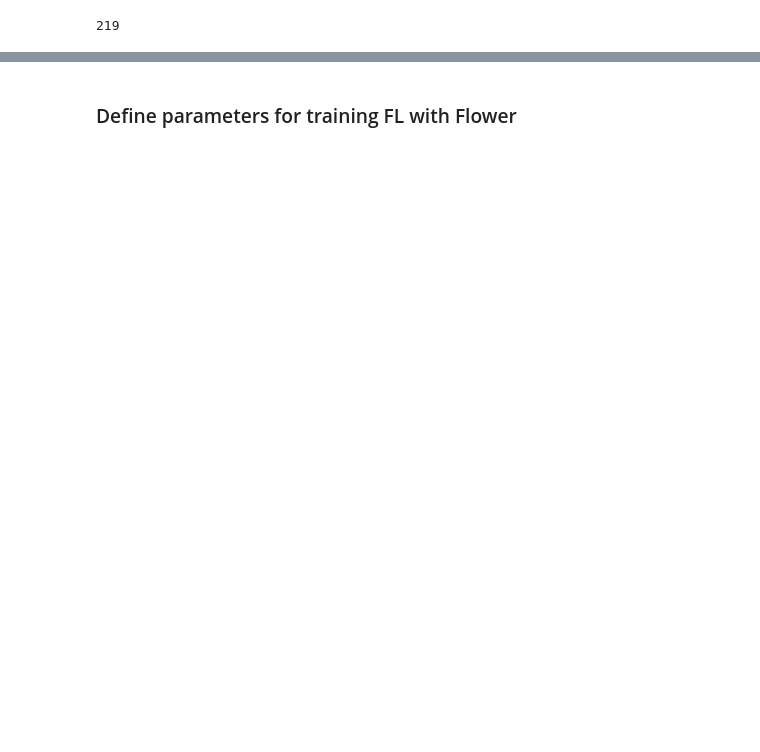
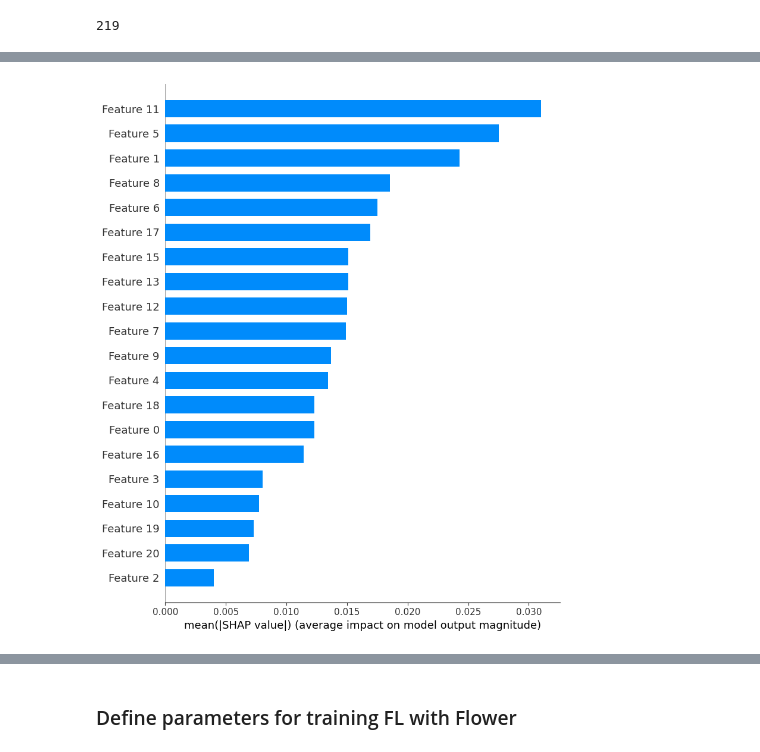
Before and after one commit to ngovanuc/IAD, a Jupyter notebook: Intern/16_CMAPSS_using_Transformer/source/03_FL_by_Flower_for_RUL_prediction_using_Transformer_FD001234.ipynb, the cells around one changed output, grey strips where cells are left out. Cells and saved outputs as stored; diff of their text form; code cells hidden in the pictures; blank space fills up the shorter version.

```diff
--- a/Intern/16_CMAPSS_using_Transformer/source/03_FL_by_Flower_for_RUL_prediction_using_Transformer_FD001234.ipynb
+++ b/Intern/16_CMAPSS_using_Transformer/source/03_FL_by_Flower_for_RUL_prediction_using_Transformer_FD001234.ipynb
@@ -794,0 +1079,4 @@ Loss on random batch: 0.008351090364158154
+# %%
+# Vẽ biểu đồ Feature Importance dạng bar chart
+shap.summary_plot(shap_values, data_to_explain_2d, plot_type="bar")
+# %% [output]
@@ -794,0 +1084 @@ Loss on random batch: 0.008351090364158154
+[figure, added]
```
Also changed, not shown: parts of 55 cells of this notebook, 7 other files.
